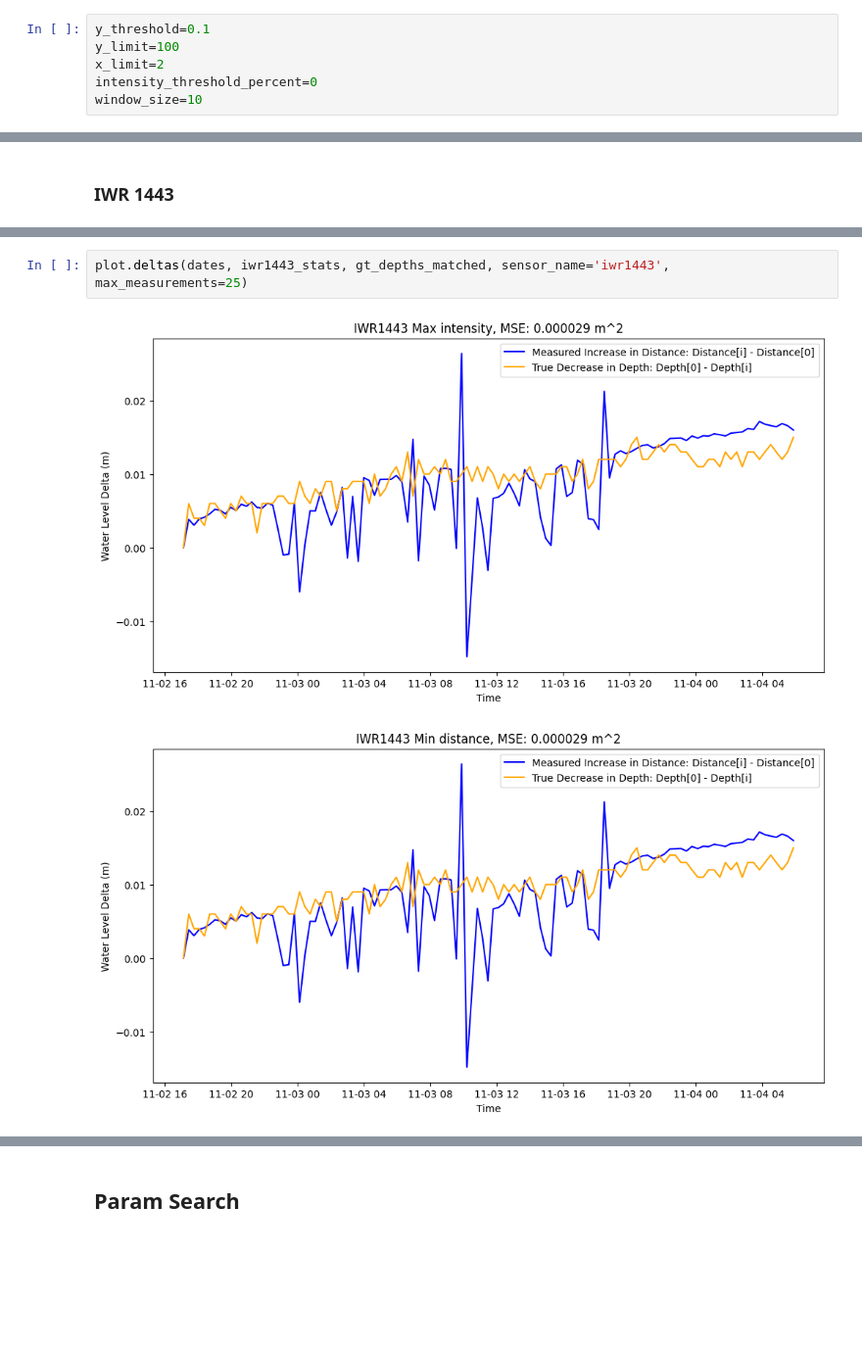
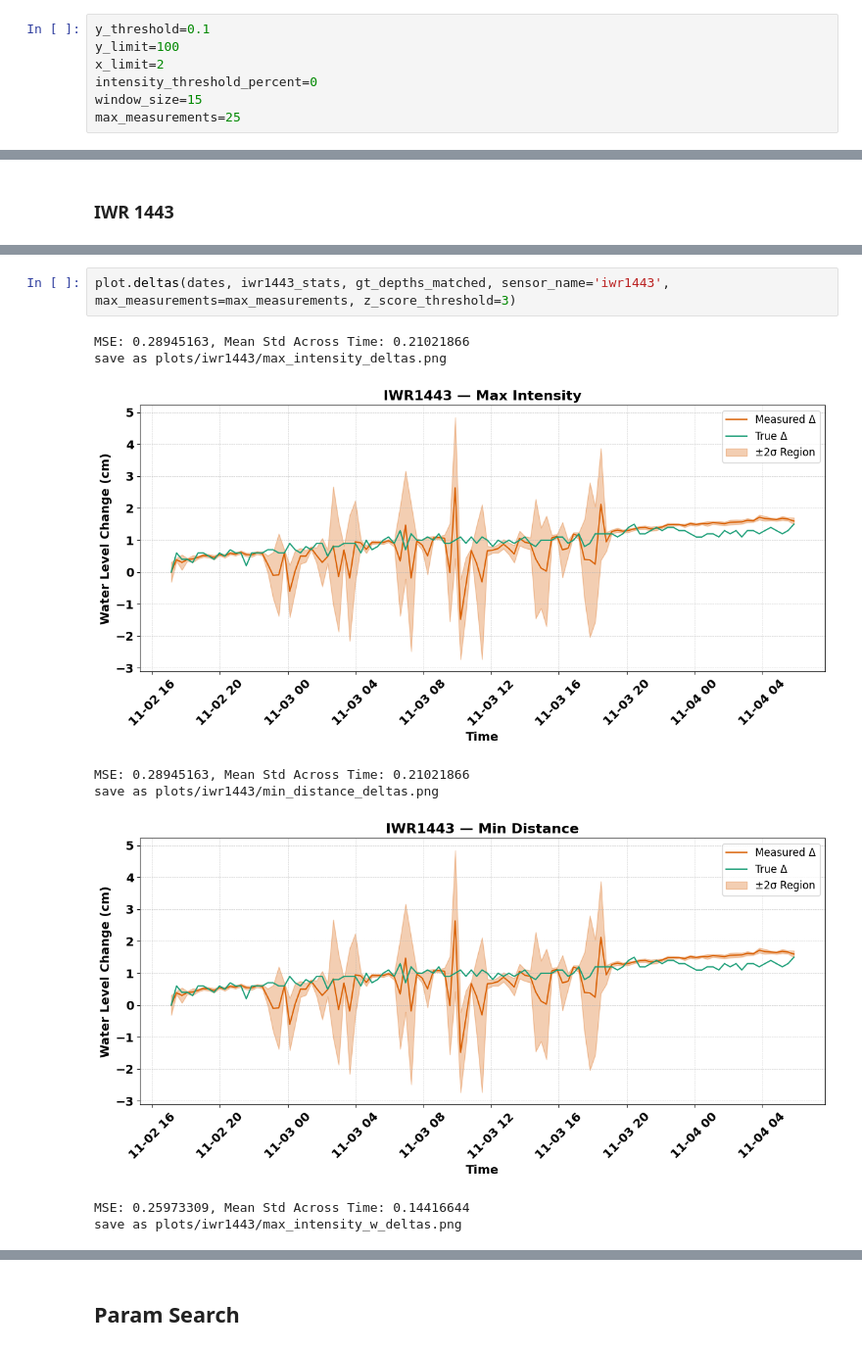
Before and after one commit to arpg/radar-water-monitoring, a Jupyter notebook: plot.ipynb, the cells around one changed output, grey strips where cells are left out. Shown at 98% size. Drawn from its saved outputs; the diff is of its cells as text; blank space fills up the shorter version.

Commit message:
Draw std on plots

```diff
--- a/plot.ipynb
+++ b/plot.ipynb
@@ -52,5 +52,6 @@ y_threshold=0.1
 y_limit=100
 x_limit=2
 intensity_threshold_percent=0
-window_size=10
+window_size=15
+max_measurements=25
 # %%
@@ -105,5 +85,11 @@ plot.stats(iwr1443_stats, run_index=0)
 # %%
-plot.deltas(dates, iwr1443_stats, gt_depths_matched, sensor_name='iwr1443', max_measurements=25)
+plot.deltas(dates, iwr1443_stats, gt_depths_matched, sensor_name='iwr1443', max_measurements=max_measurements, z_score_threshold=3)
 # %% [output]
+MSE: 0.28945163, Mean Std Across Time: 0.21021866
+save as plots/iwr1443/max_intensity_deltas.png
-[figure, old version]
+[figure, new version]
+MSE: 0.28945163, Mean Std Across Time: 0.21021866
+save as plots/iwr1443/min_distance_deltas.png
-[figure, old version]
+[figure, new version]
+MSE: 0.25973309, Mean Std Across Time: 0.14416644
+save as plots/iwr1443/max_intensity_w_deltas.png
```
Also changed, not shown: parts of 12 cells of this notebook, 1 other file.
